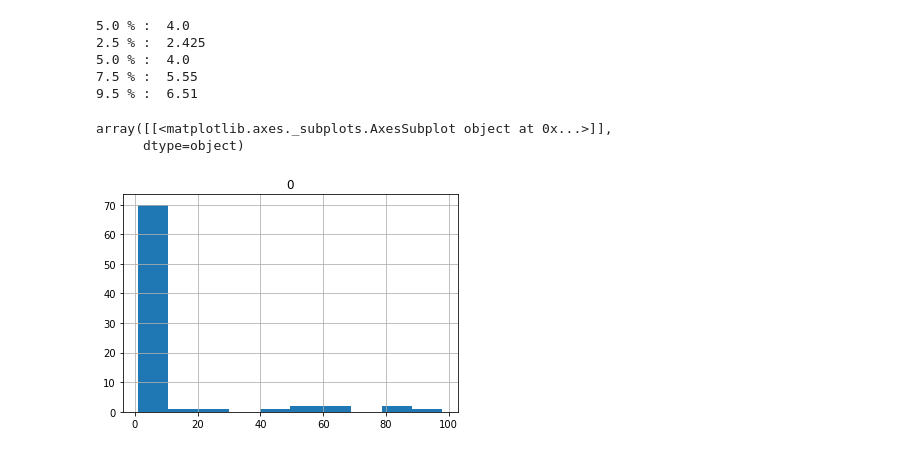
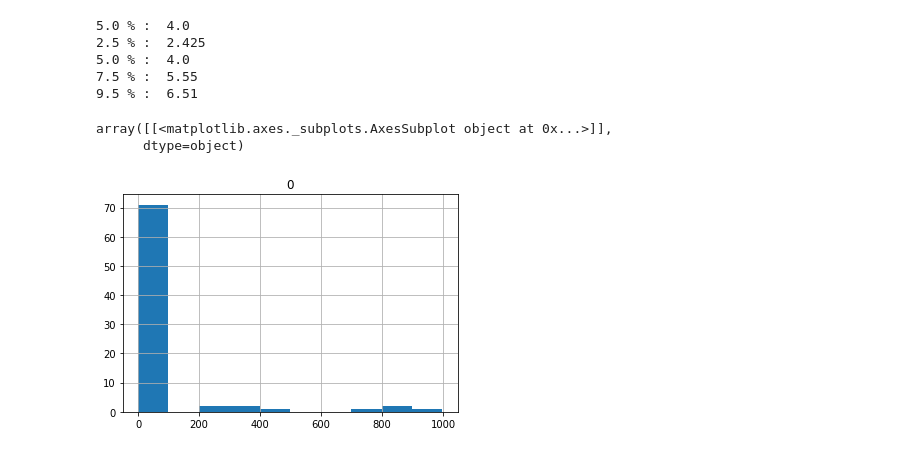
Before and after one commit to sashaTen/exploretary_data_analysis_in_marketing, a Jupyter notebook: Untitled0.ipynb, the cells around one changed output. Saved outputs shown, nothing was run; the diff lists cells and outputs as text; code cells hidden in the pictures.

```diff
--- a/Untitled0.ipynb
+++ b/Untitled0.ipynb
@@ -69,23 +69,23 @@ for x in range(len(percentiles)):
 # %%
 import numpy as np
 ###   JUST    TRIED  TO  UNDERSTAND THE   HISTOGRAMM
 
 list = []
 
 for x  in  range(10):
-  list.append(np.random.randint(0, 100))
+  list.append(np.random.randint(0, 1000))
 
 #print(list)
 df =    pd.DataFrame(list)
 #df.hist()
 list2 =  []
 for    i   in   range(70):
    list2.append(1)
 df2 =     pd.DataFrame(list2)
 concated  =   [df  ,   df2]
 unitedDF =     pd.concat(concated)
 unitedDF.hist()
 # %% [output]
 array([[<matplotlib.axes._subplots.AxesSubplot object at 0x...>]],
       dtype=object)
-[figure, old version]
+[figure, new version]
```
Also changed, not shown: parts of 5 cells of this notebook.
